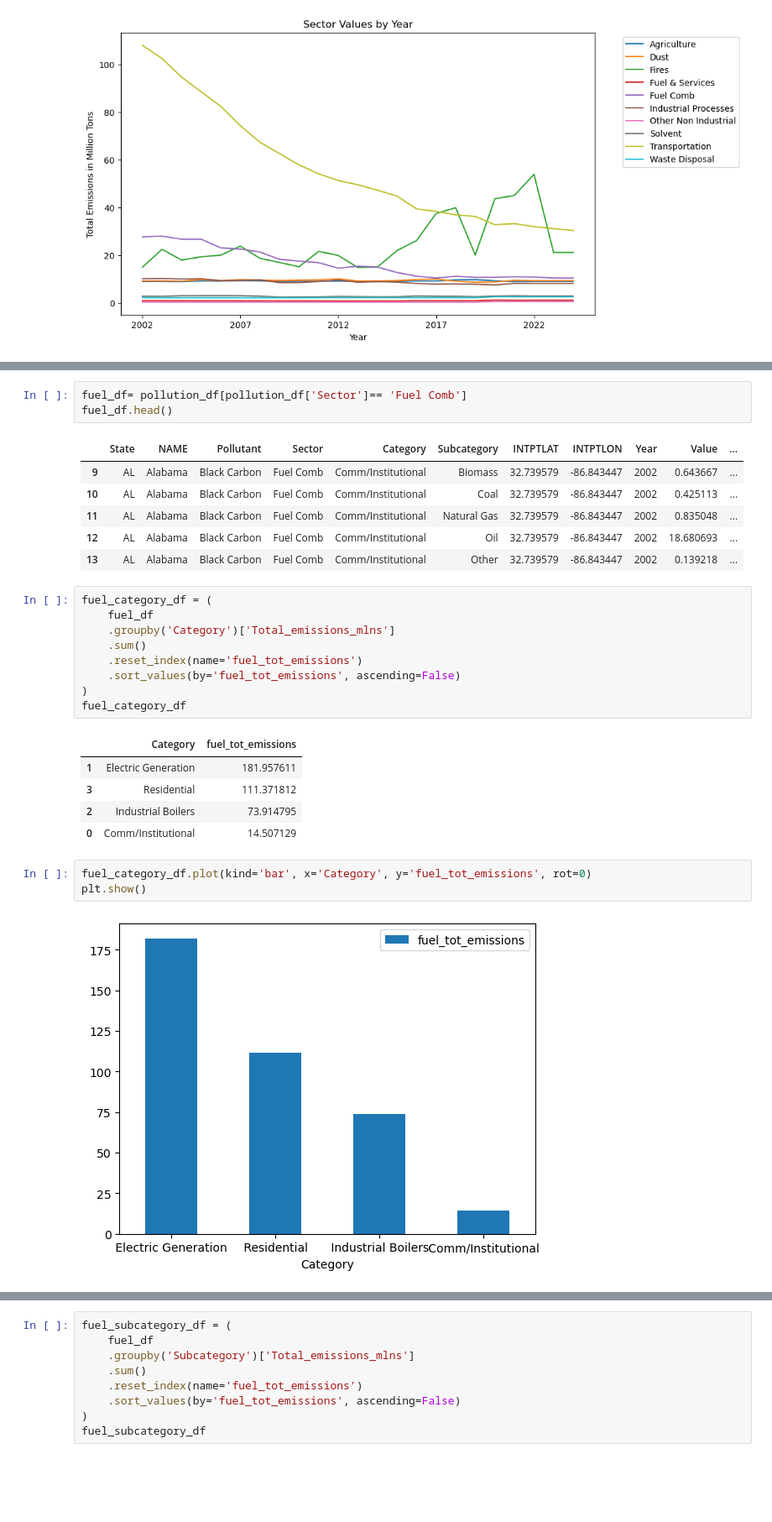
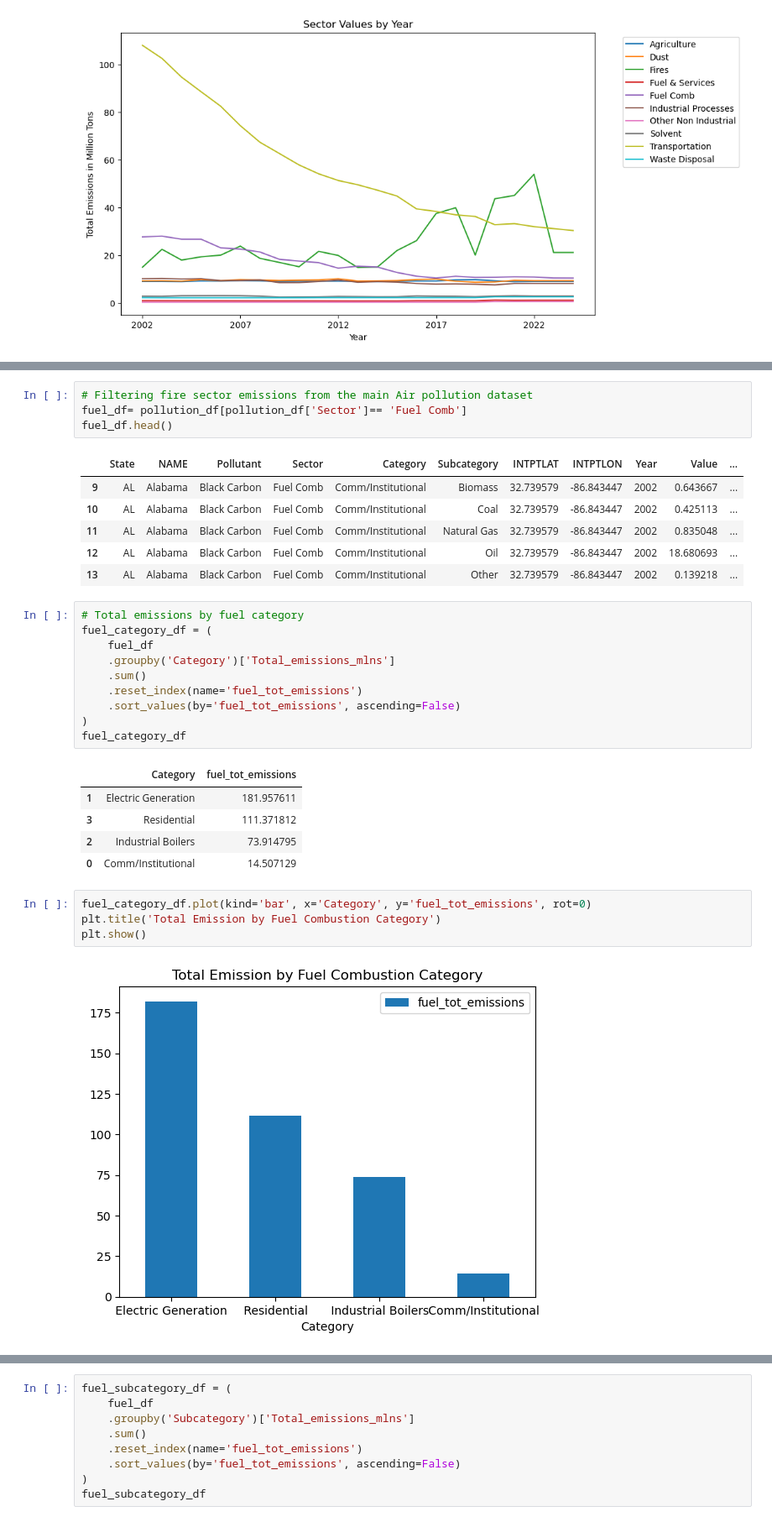
Before and after one commit to ShamithaJino/Air-Pollution-Analysis, a Jupyter notebook: notebook/sector_state_emission_analysis.ipynb, the cells around one changed output, grey strips where cells are left out. Shown at 84% size. Cells and saved outputs as stored; diff of their text form; blank space fills up the shorter version.

```diff
--- a/notebook/sector_state_emission_analysis.ipynb
+++ b/notebook/sector_state_emission_analysis.ipynb
@@ -260,6 +294,7 @@ fire_state_summary.head(6).reset_index(drop=True)
 | 4 | Florida | 27.763980 |
 | 5 | Texas | 24.513934 |
 # %%
+# Filtering fire sector emissions from the main Air pollution dataset
 fuel_df= pollution_df[pollution_df['Sector']== 'Fuel Comb']
 fuel_df.head()
 # %% [output]
@@ -270,6 +305,7 @@ fuel_df.head()
 | 12 | AL | Alabama | Black Carbon | Fuel Comb | Comm/Institutional | Oil | 32.739579 | -86.843447 | 2002 | 18.680693 | ... |
 | 13 | AL | Alabama | Black Carbon | Fuel Comb | Comm/Institutional | Other | 32.739579 | -86.843447 | 2002 | 0.139218 | ... |
 # %%
+# Total emissions by fuel category
 fuel_category_df = (
     fuel_df
     .groupby('Category')['Total_emissions_mlns']
@@ -286,6 +322,7 @@ fuel_category_df
 | 0 | Comm/Institutional | 14.507129 |
 # %%
 fuel_category_df.plot(kind='bar', x='Category', y='fuel_tot_emissions', rot=0)
+plt.title('Total Emission by Fuel Combustion Category')
 plt.show()
 # %% [output]
-[figure, old version]
+[figure, new version]
```
Also changed, not shown: parts of 18 cells of this notebook, 1 other file.
